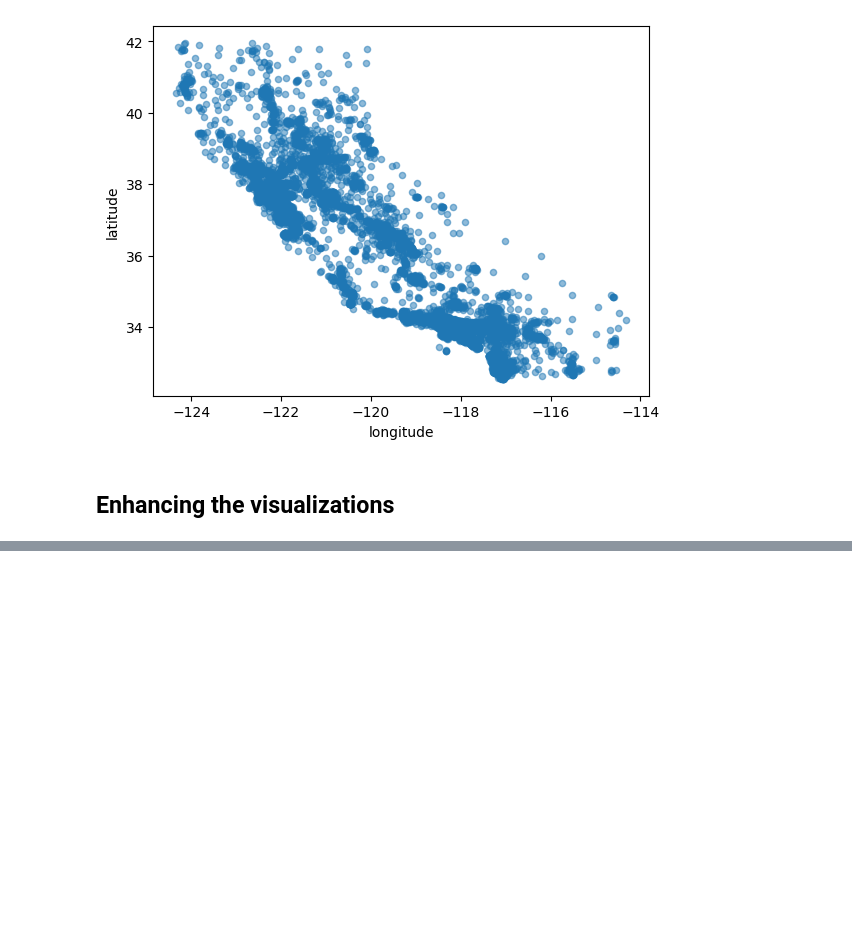
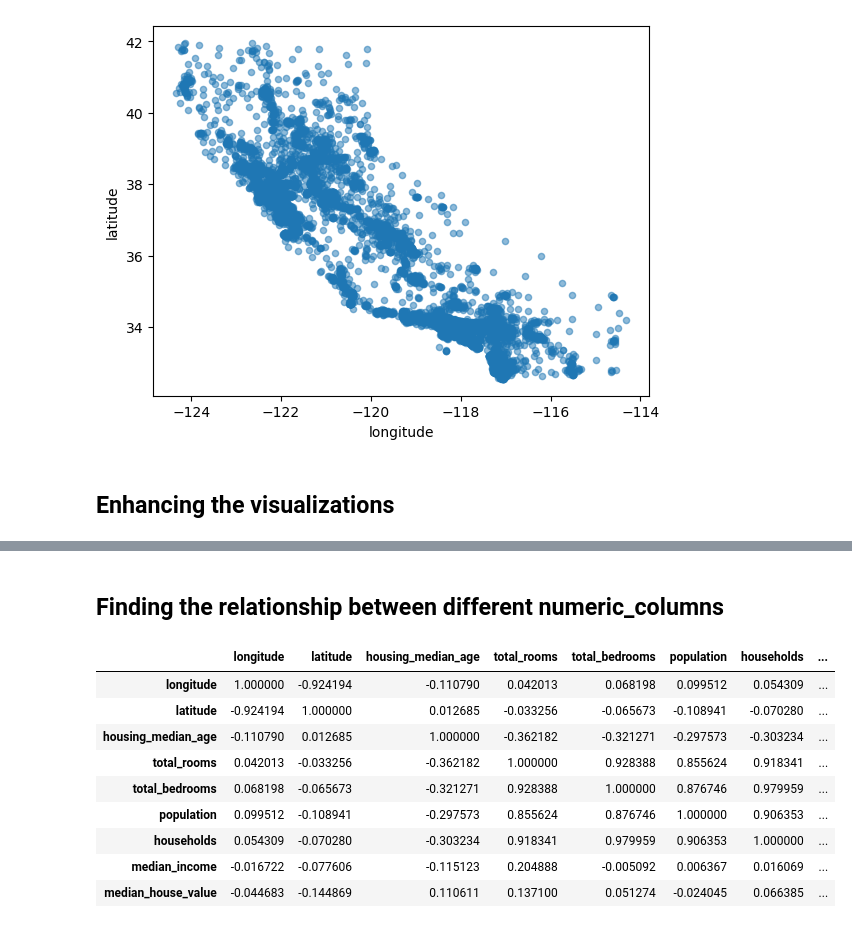
Before and after one commit to SumanAch10/california_housing_prediction, a Jupyter notebook: notebooks/01_data_collection.ipynb, the cells around one changed output, grey strips where cells are left out. Saved outputs shown, nothing was run; the diff lists cells and outputs as text; code cells hidden in the pictures; blank space fills up the shorter version.

```diff
--- a/notebooks/01_data_collection.ipynb
+++ b/notebooks/01_data_collection.ipynb
@@ -151,0 +152,19 @@ plt.legend()
+# %% [markdown]
+## Finding the relationship between different numeric_columns
+# %%
+import numpy as np
+num_df = housing_train_set.select_dtypes(include=[np.number])
+corr_matrix = num_df.corr()
+# corr_matrix
+corr_matrix["median_house_value"].sort_values(ascending=False)
+# %% [output]
+|  | longitude | latitude | housing_median_age | total_rooms | total_bedrooms | population | households | ... |
+| longitude | 1.000000 | -0.924194 | -0.110790 | 0.042013 | 0.068198 | 0.099512 | 0.054309 | ... |
+| latitude | -0.924194 | 1.000000 | 0.012685 | -0.033256 | -0.065673 | -0.108941 | -0.070280 | ... |
+| housing_median_age | -0.110790 | 0.012685 | 1.000000 | -0.362182 | -0.321271 | -0.297573 | -0.303234 | ... |
+| total_rooms | 0.042013 | -0.033256 | -0.362182 | 1.000000 | 0.928388 | 0.855624 | 0.918341 | ... |
+| total_bedrooms | 0.068198 | -0.065673 | -0.321271 | 0.928388 | 1.000000 | 0.876746 | 0.979959 | ... |
+| population | 0.099512 | -0.108941 | -0.297573 | 0.855624 | 0.876746 | 1.000000 | 0.906353 | ... |
+| households | 0.054309 | -0.070280 | -0.303234 | 0.918341 | 0.979959 | 0.906353 | 1.000000 | ... |
+| median_income | -0.016722 | -0.077606 | -0.115123 | 0.204888 | -0.005092 | 0.006367 | 0.016069 | ... |
+| median_house_value | -0.044683 | -0.144869 | 0.110611 | 0.137100 | 0.051274 | -0.024045 | 0.066385 | ... |
```
Also changed, not shown: parts of 1 cell of this notebook.
